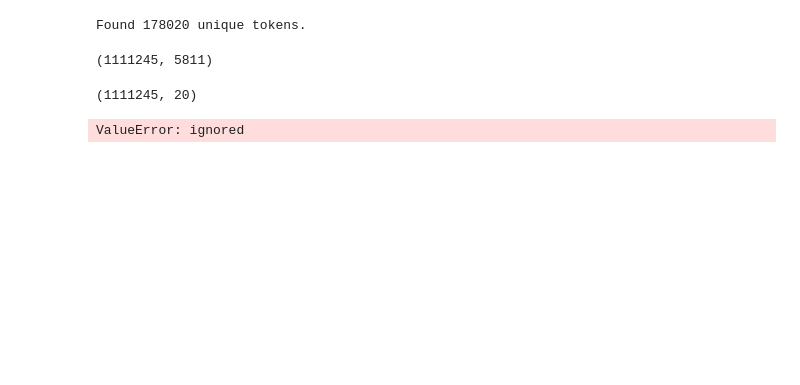
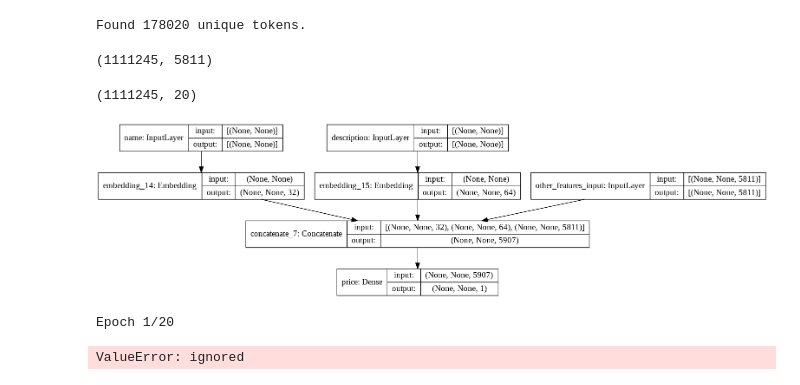
Before and after one commit to danielecaliari/AML, a Jupyter notebook: modelli.ipynb, the cells around one changed output. Saved outputs shown, nothing was run; the diff lists cells and outputs as text; code cells hidden in the pictures; blank space fills up the shorter version.

```diff
--- a/modelli.ipynb
+++ b/modelli.ipynb
@@ -161,17 +164,17 @@ num_words_description = 178020  # Size of vocabulary obtained when preprocessing
 
 name_input = keras.Input(shape=(None,), name="name")  # Variable-length sequence of ints
 description_input = keras.Input(shape=(None,), name="description")  # Variable-length sequence of ints
-other_features_input = keras.Input(shape=(train_emb.shape[0],train_emb.shape[1]), name="other_features_input")
+other_features_input = keras.Input(shape=(None,train_emb.shape[1]), name="other_features_input")
 
 # Embed each word in the title into a 64-dimensional vector
 name_features = keras.layers.Embedding(num_words_name, 32)(name_input)
 # Embed each word in the text into a 64-dimensional vector
 description_features = keras.layers.Embedding(num_words_description, 64)(description_input)
 
-other_features_relu = keras.layers.Dense(128, activation="relu")(other_features_input)
+#other_features_relu = keras.layers.Dense(128, activation="relu")(other_features_input)
 
 # Merge all available features into a single large vector via concatenation
-x = keras.layers.concatenate([name_features, description_features, other_features_relu])
+x = keras.layers.concatenate([name_features, description_features, other_features_input])
 
 
 # Stick a logistic regression for priority prediction on top of the features
@@ -182,6 +185,10 @@ model = keras.Model(
     inputs=[name_input, description_input, other_features_input],
     outputs=[price_pred],
 )
+# %%
+keras.utils.plot_model(model, "my_first_model_with_shape_info.png", show_shapes=True)
+# %% [output]
+[figure, added]
 # %%
 model.compile(
     optimizer=keras.optimizers.RMSprop(1e-3),
@@ -194,9 +201,10 @@ model.compile(
 model.fit(
     {"name": names_data, "description": descriptions_data, "other_features_input": train_emb},
     {"price": label_train_emb},
-    validation_data=(train_names_validation, train_descriptions_validation, validation_emb, label_validation_emb),
+    #validation_data=(train_names_validation, train_descriptions_validation, validation_emb, label_validation_emb),
     epochs=20,
     batch_size=128,
 )
 # %% [output]
-ValueError: ignored
+Epoch 1/20
+ValueError: ignored
```
Also changed, not shown: parts of 8 cells of this notebook.
